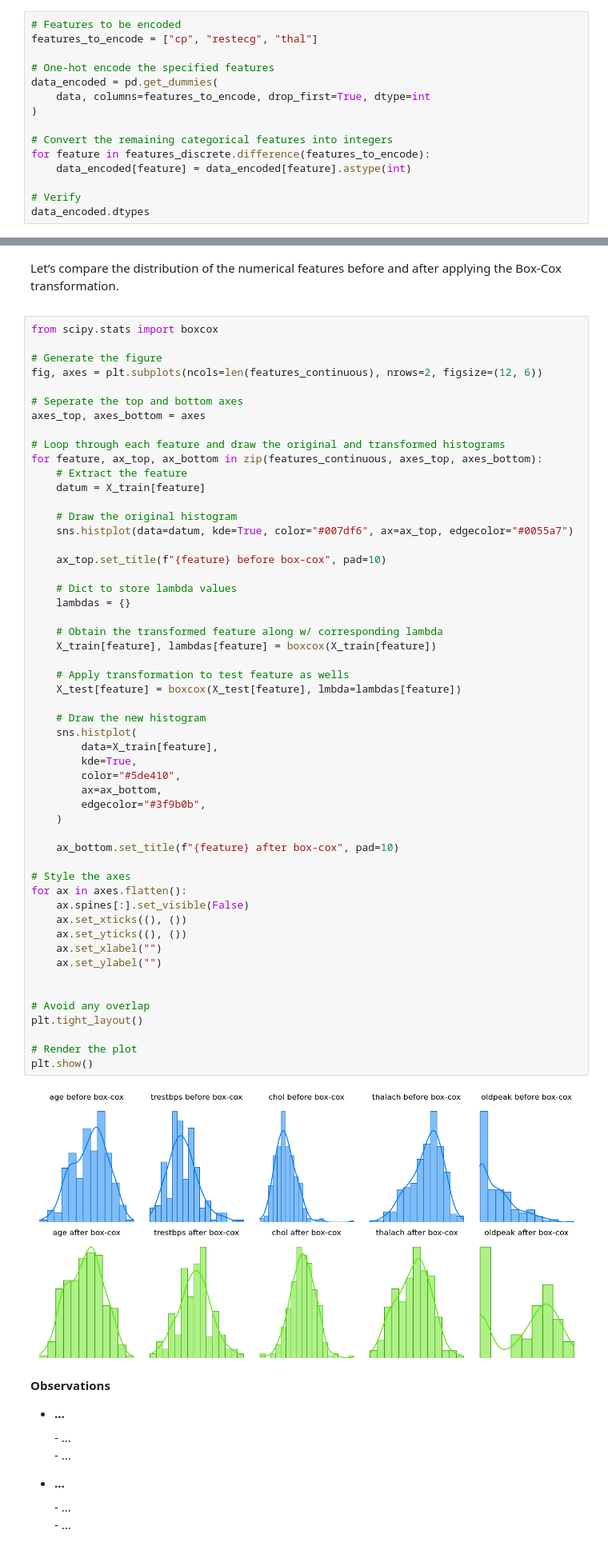
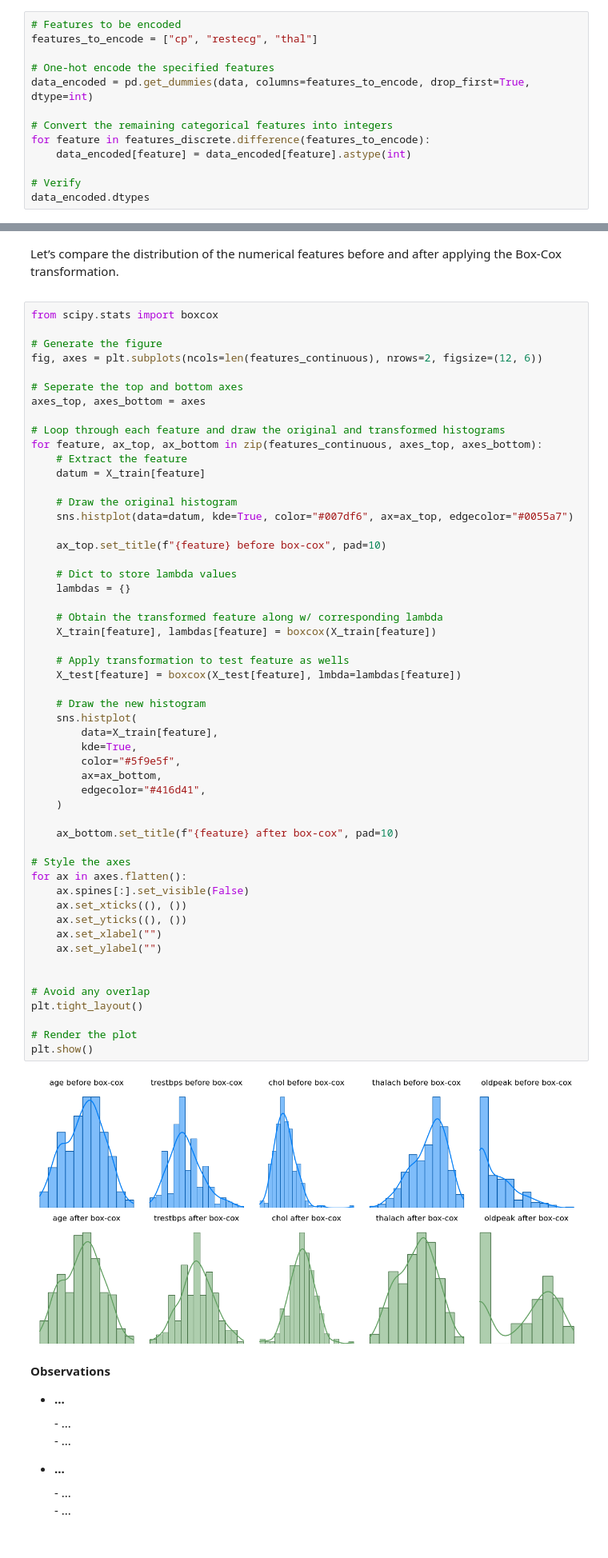
Before and after one commit to sal-siddiqui/heart-disease-prediction, a Jupyter notebook: my-attempt.ipynb, the cells around one changed output, grey strips where cells are left out. Shown at 80% size. Saved outputs shown, nothing was run; the diff lists cells and outputs as text.

```diff
--- a/my-attempt.ipynb
+++ b/my-attempt.ipynb
@@ -1041,9 +931,7 @@ In summary:
 features_to_encode = ["cp", "restecg", "thal"]
 
 # One-hot encode the specified features
-data_encoded = pd.get_dummies(
-    data, columns=features_to_encode, drop_first=True, dtype=int
-)
+data_encoded = pd.get_dummies(data, columns=features_to_encode, drop_first=True, dtype=int)
 
 # Convert the remaining categorical features into integers
 for feature in features_discrete.difference(features_to_encode):
@@ -1142,36 +1018,36 @@ for feature, ax_top, ax_bottom in zip(features_continuous, axes_top, axes_bottom
     # Obtain the transformed feature along w/ corresponding lambda
     X_train[feature], lambdas[feature] = boxcox(X_train[feature])
 
     # Apply transformation to test feature as wells
     X_test[feature] = boxcox(X_test[feature], lmbda=lambdas[feature])
 
     # Draw the new histogram
     sns.histplot(
         data=X_train[feature],
         kde=True,
-        color="#5de410",
+        color="#5f9e5f",
         ax=ax_bottom,
-        edgecolor="#3f9b0b",
+        edgecolor="#416d41",
     )
 
     ax_bottom.set_title(f"{feature} after box-cox", pad=10)
 
 # Style the axes
 for ax in axes.flatten():
     ax.spines[:].set_visible(False)
     ax.set_xticks((), ())
     ax.set_yticks((), ())
     ax.set_xlabel("")
     ax.set_ylabel("")
 
 
 # Avoid any overlap
 plt.tight_layout()
 
 # Render the plot
 plt.show()
 # %% [output]
-[figure, old version]
+[figure, new version]
 # %% [markdown]
 <div style="font-size:15px">
 
```
Also changed, not shown: parts of 36 cells of this notebook, 1 other file.
